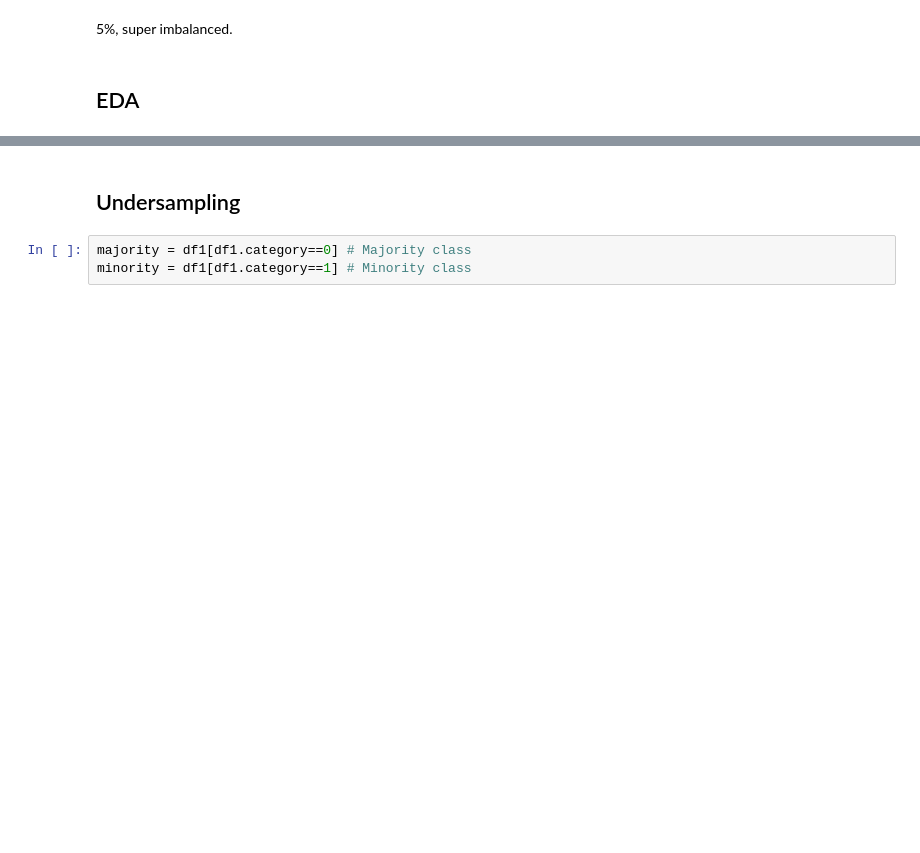
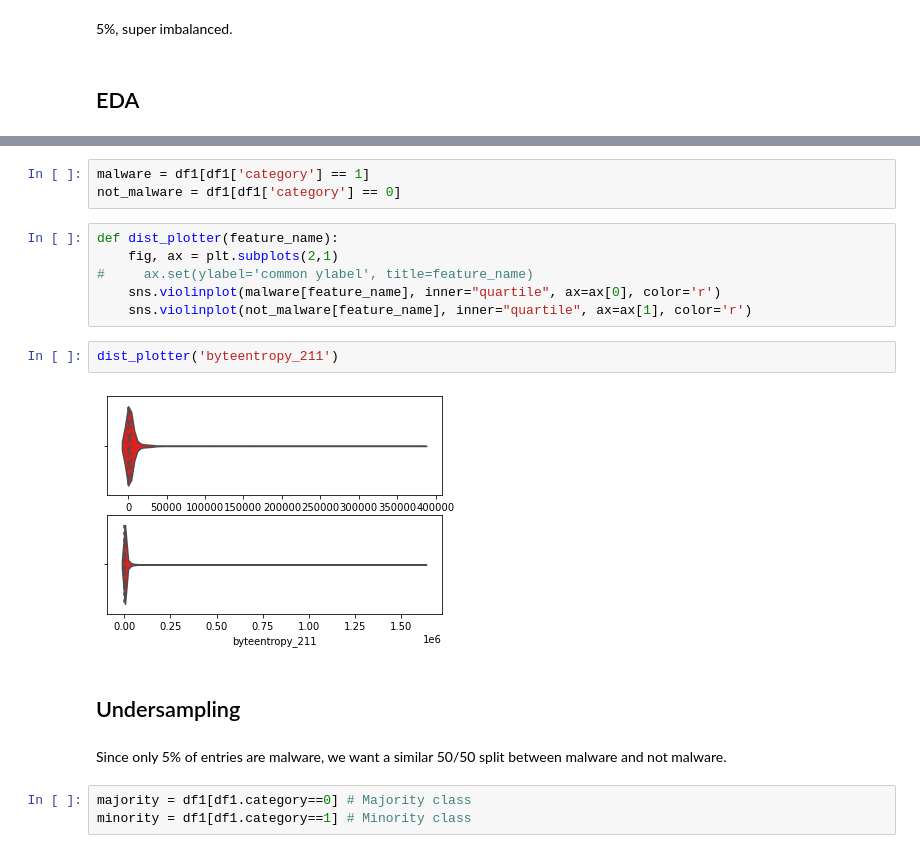
Before and after one commit to AguirreMoy/HtMFall2021-Corona, a Jupyter notebook: Challenge1/EMBER_roland.ipynb, the cells around one changed output, grey strips where cells are left out. Saved outputs shown, nothing was run; the diff lists cells and outputs as text; blank space fills up the shorter version.

```diff
--- a/Challenge1/EMBER_roland.ipynb
+++ b/Challenge1/EMBER_roland.ipynb
@@ -123,5 +148,20 @@ df1.shape
+# %%
+malware = df1[df1['category'] == 1]
+not_malware = df1[df1['category'] == 0]
+# %%
+def dist_plotter(feature_name):
+    fig, ax = plt.subplots(2,1)
+#     ax.set(ylabel='common ylabel', title=feature_name)
+    sns.violinplot(malware[feature_name], inner="quartile", ax=ax[0], color='r')
+    sns.violinplot(not_malware[feature_name], inner="quartile", ax=ax[1], color='r')
+# %%
+dist_plotter('byteentropy_211')
+# %% [output]
+[figure, added]
 # %% [markdown]
 ## Undersampling
+# %% [markdown]
+Since only 5% of entries are malware, we want a similar 50/50 split between malware and not malware.
 # %%
 majority = df1[df1.category==0] # Majority class
 minority = df1[df1.category==1] # Minority class
```
Also changed, not shown: parts of 43 cells of this notebook.
